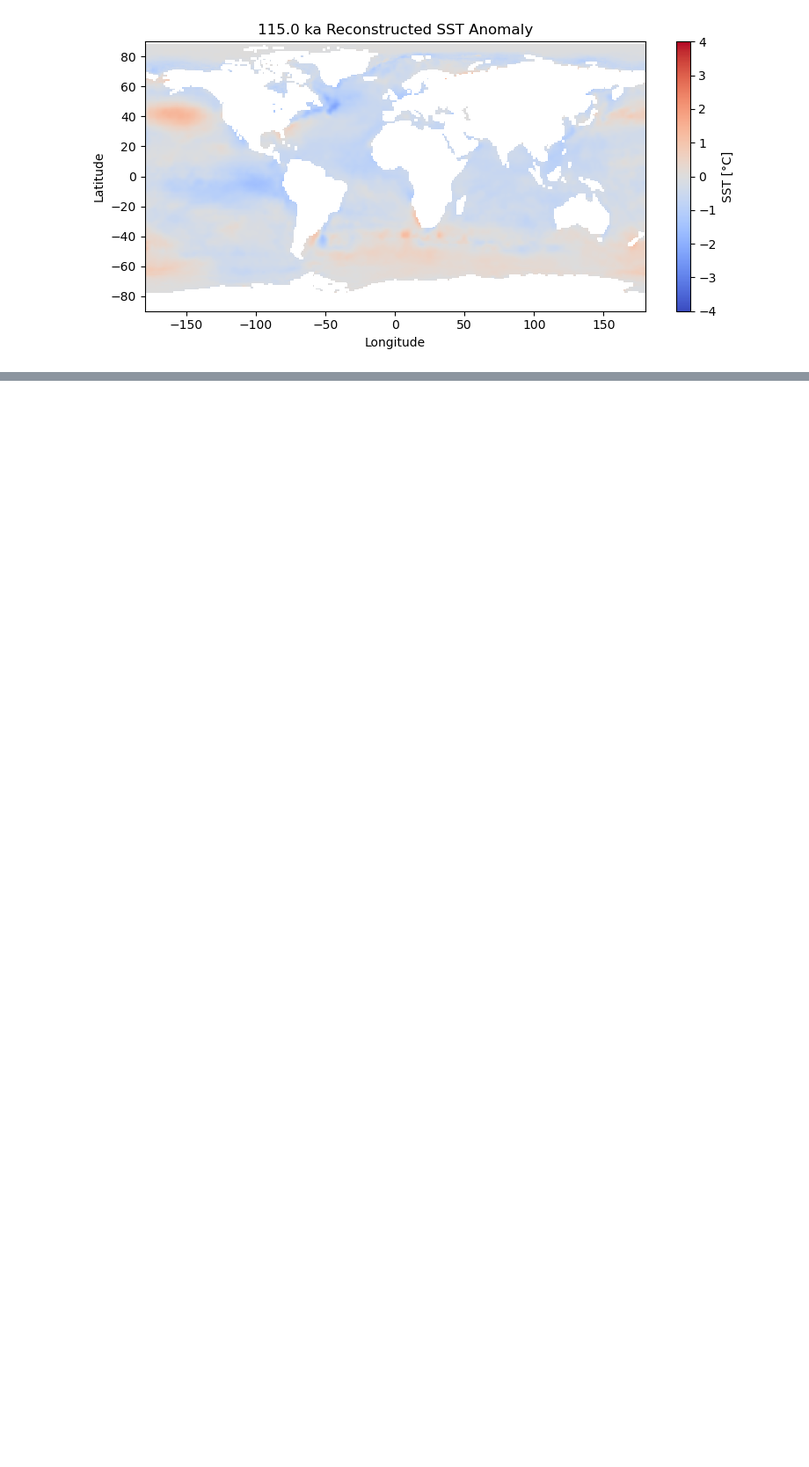
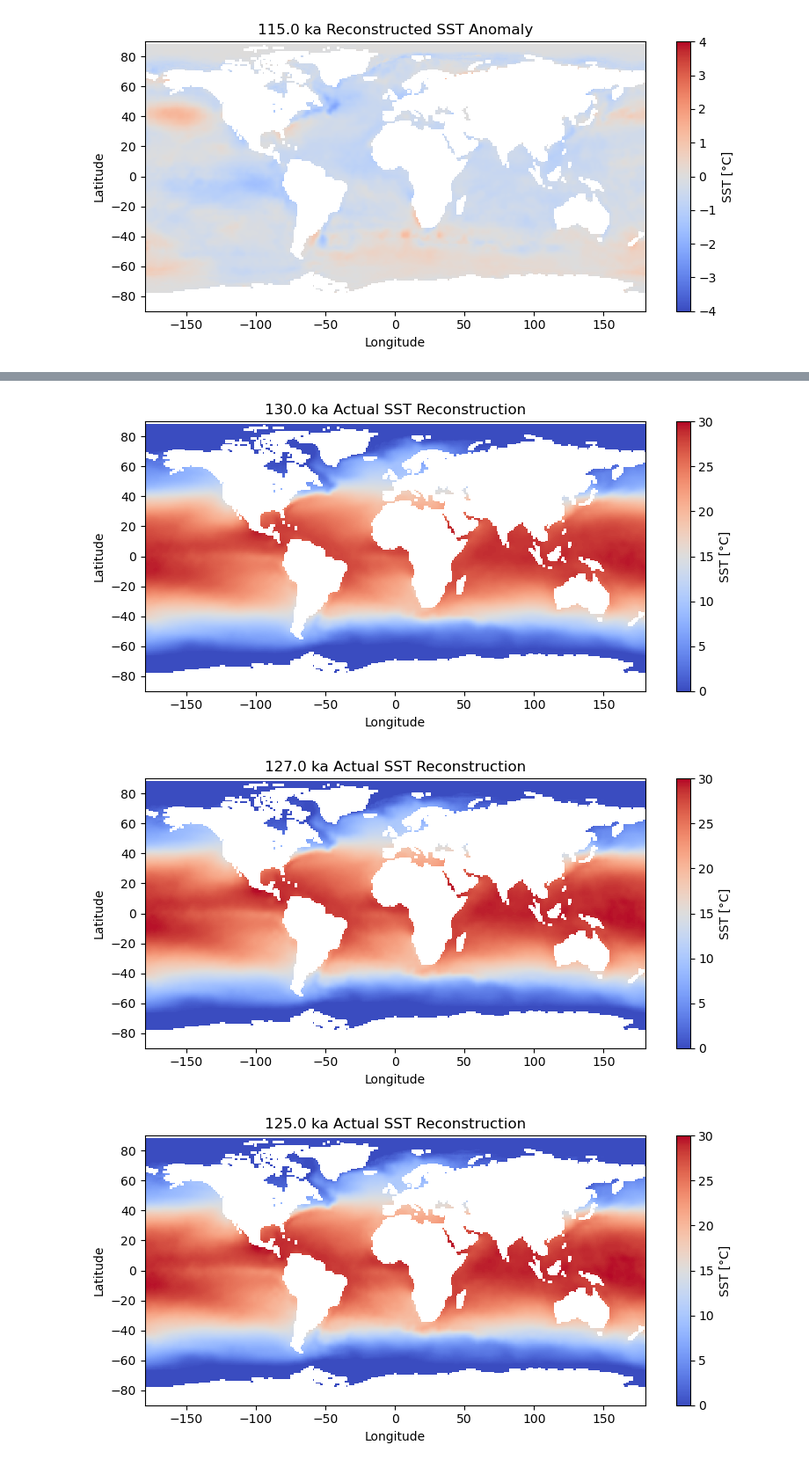
Before and after one commit to AnnaChen04/HISEAS-SST-RSOI-Reconstruction, a Jupyter notebook: AC_essential/SST_RSOI.ipynb, the cells around one changed output, grey strips where cells are left out. Shown at 88% size. Saved outputs shown, nothing was run; the diff lists cells and outputs as text; code cells hidden in the pictures; blank space fills up the shorter version.

```diff
--- a/AC_essential/SST_RSOI.ipynb
+++ b/AC_essential/SST_RSOI.ipynb
@@ -954,0 +858,39 @@ for age in ages_to_plot:
+# %%
+# ─────────────────────────────────────────────────────────────
+# Compute and visualize actual SST (not anomaly) by adding back the 1870-2020 climatological mean
+# ─────────────────────────────────────────────────────────────
+
+# Climatological mean in physical space (ocean-only, N elements)
+x_clim = x[:, 0]  # (N,) - mean SST over 1870-2020 at each ocean grid point
+
+# Map to full grid (N_full,) with NaNs on land
+x_clim_full = np.full(N_full, np.nan)
+x_clim_full[valid_indices] = x_clim
+
+# Compute actual SST for all time slices: anomaly + climatology
+SST_actual_all = [T_all_phys[t] + x_clim_full for t in range(len(T_all_phys))]
+
+# ─────────────────────────────────────────────────────────────
+# Plot actual SST at key ages (130, 127, 125, 120, 115 ka)
+# ─────────────────────────────────────────────────────────────
+for age in key_ages:
+    idx = nearest_index_age(ages_asc, age)
+    if idx < len(SST_actual_all):
+        sst_field = SST_actual_all[idx].reshape(nlat, nlon)
+        vmax = 30.0  # Typical SST range
+        vmin = 0.0
+        plt.figure(figsize=(8, 4))
+        plt.imshow(sst_field, origin='lower', extent=[-180, 180, -90, 90],
+                   cmap='coolwarm', vmin=vmin, vmax=vmax, aspect='auto')
+        plt.title(f"{age:.1f} ka Actual SST Reconstruction")
+        plt.colorbar(label="SST [°C]")
+        plt.ylabel('Latitude')
+        plt.xlabel('Longitude')
+        plt.tight_layout()
+        plt.show()
+    else:
+        print(f"[FLAG] Missing reconstruction for age {age:.1f} ka")
+# %% [output]
+[figure, added]
+[figure, added]
+[figure, added]
```
Also changed, not shown: parts of 15 cells of this notebook, 15 other files.
